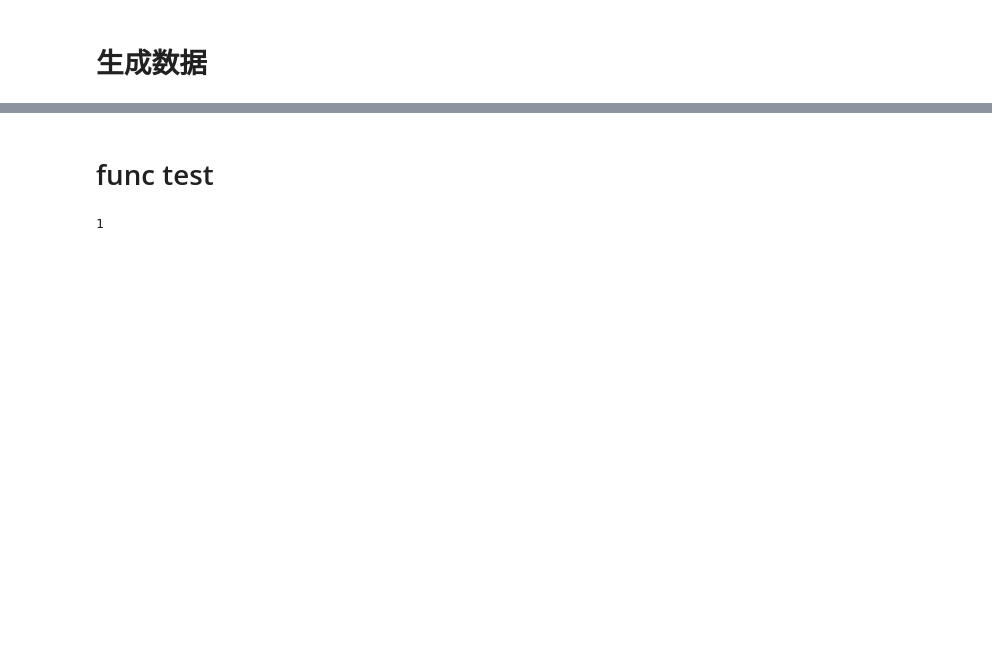
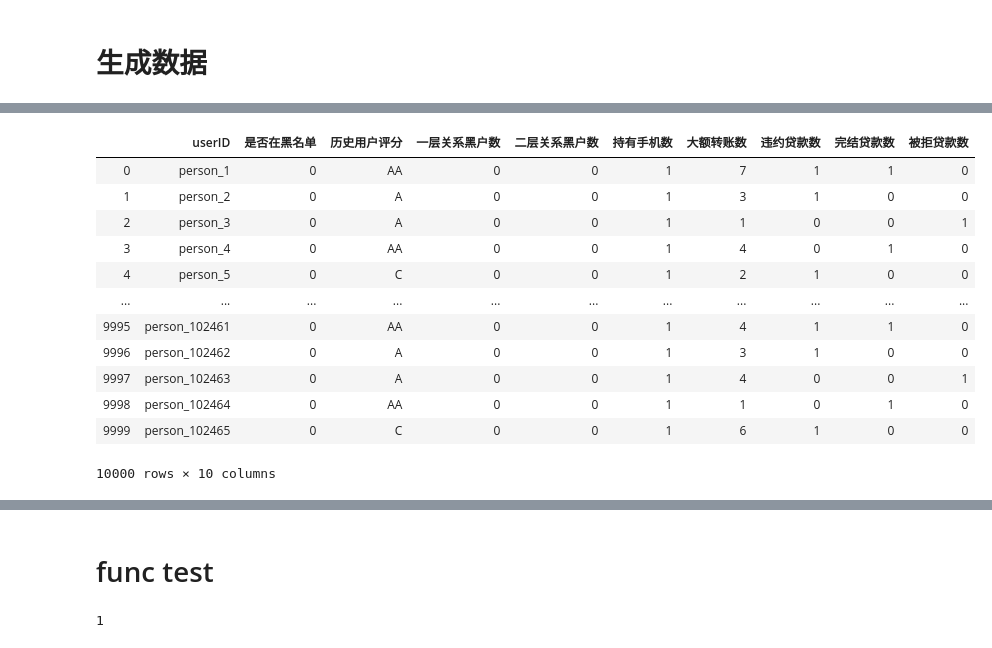
Before and after one commit to OnikoKane/RMgraph, a Jupyter notebook: graph数据生成或测试/graphTest.ipynb, the cells around one changed output, grey strips where cells are left out. Drawn from its saved outputs; the diff is of its cells as text; code cells hidden in the pictures; blank space fills up the shorter version.

```diff
--- a/graph数据生成或测试/graphTest.ipynb
+++ b/graph数据生成或测试/graphTest.ipynb
@@ -13,3 +12,33 @@ def networkSearch(value):
         'acknowledge':graph.run("match (s:`person`)-[p:`ACKNOWLEDGE`]-(o:`person`) where s.personID= '{}' return o.name,o.personID, o.status, o.flag".format(value)).data(),
         'parent':graph.run("match (s:`person`)-[p:`PARENT_OF`]-(o:`person`) where s.personID= '{}' return o.name,o.personID, o.status, o.flag".format(value)).data(),
     }
+def userInfo(value):
+    try:
+        rt = graph.run("match (s:`person`) where s.personID= '{}' return s.flag,s.status".format(value)).data()
+        return (rt[0]['s.flag'],rt[0]['s.status'])
+    except:
+        return -1
+
+def network1FlagNum(value):
+    return len(graph.run("match (s:`person`)-[p]-(o:`person`) where type(p) in ['PARENT_OF','ACKNOWLEDGE','COLLEAGUE_OF'] and o.flag='1' and s.personID= '{}' return o.personID".format(value)).data())
+
+def network2FlagNum(value):
+    return len(graph.run("match (s:`person`)-[p]-(:`person`)-[q]-(o:`person`) where type(p) in ['PARENT_OF','ACKNOWLEDGE','COLLEAGUE_OF'] and type(q) in ['PARENT_OF','ACKNOWLEDGE','COLLEAGUE_OF'] and o.flag='1' and s.personID= '{}' return o.personID".format(value)).data())
+
+def userPhoneNum(value):
+    return len(graph.run("match (s:`person`)-[p:`ownPhone`]-(o:`phone`) where s.personID= '{}' return o.phone".format(value)).data())
+
+def userRmtNum(value):
+    # 交易金额大于4000才计数
+#     try:
+#         cache = graph.run("match (s:`person`)-[p:`remittance`]-(o:`person`) where s.personID= '{}' return p.amount".format(value)).data()
+#         return len([i['p.amount'] for i in cache if int(i['p.amount'])>=4000])
+#     except:
+#         return -1
+    return len(graph.run("match (s:`person`)-[p:`remittance`]-(o:`person`) where s.personID= '{}' and toInt(p.amount)>=4000 return p.amount".format(value)).data())
+
+def userTxConditionNum(value):
+    defaultNum = len(graph.run("match (s:`person`)-[p:`apply`]-(o:`transaction`) where o.status='OVER_DUE' and s.personID= '{}' return o.status".format(value)).data())
+    clearNum = len(graph.run("match (s:`person`)-[p:`apply`]-(o:`transaction`) where o.status='CLEAR' and s.personID= '{}' return o.status".format(value)).data())
+    rejectedNum = len(graph.run("match (s:`person`)-[p:`apply`]-(o:`transaction`) where o.status='REJECT' and s.personID= '{}' return o.status".format(value)).data())
+    return defaultNum,clearNum,rejectedNum
@@ -390,7 +433,8 @@ txdNum = []
 txcNum = []
 txrNum = []
 i = 0
-for value in userID:
+for value in userID[:10000]:
+    i+=1
     n1Num.append(network1FlagNum(value=value))
     n2Num.append(network2FlagNum(value=value))
     phoneNum.append(userPhoneNum(value=value))
@@ -399,8 +443,7 @@ for value in userID:
     txdNum.append(c1)
     txcNum.append(c2)
     txrNum.append(c3)
-    if i%500 == 0:
+    if i%50 == 0:
         print(i)
-    i+=1
 # %% [output]
 0
@@ -407,14 +466,29 @@ for value in userID:
 # %%
+import pandas as pd
 df = pd.DataFrame()
-df['userID'] = userID
-df['是否在黑名单'] = userFlag
-df['历史用户评分'] = userStatus
+df['userID'] = userID[:10000]
+df['是否在黑名单'] = userFlag[:10000]
+df['历史用户评分'] = userStatus[:10000]
 df['一层关系黑户数'] = n1Num
 df['二层关系黑户数'] = n2Num
 df['持有手机数'] = phoneNum
 df['大额转账数'] = rmtNum
 df['违约贷款数'] = txdNum
 df['完结贷款数'] = txcNum
 df['被拒贷款数'] = txrNum
 df
+# %% [output]
+|  | userID | 是否在黑名单 | 历史用户评分 | 一层关系黑户数 | 二层关系黑户数 | 持有手机数 | 大额转账数 | 违约贷款数 | 完结贷款数 | 被拒贷款数 |
+| 0 | person_1 | 0 | AA | 0 | 0 | 1 | 7 | 1 | 1 | 0 |
+| 1 | person_2 | 0 | A | 0 | 0 | 1 | 3 | 1 | 0 | 0 |
+| 2 | person_3 | 0 | A | 0 | 0 | 1 | 1 | 0 | 0 | 1 |
+| 3 | person_4 | 0 | AA | 0 | 0 | 1 | 4 | 0 | 1 | 0 |
+| 4 | person_5 | 0 | C | 0 | 0 | 1 | 2 | 1 | 0 | 0 |
+| ... | ... | ... | ... | ... | ... | ... | ... | ... | ... | ... |
+| 9995 | person_102461 | 0 | AA | 0 | 0 | 1 | 4 | 1 | 1 | 0 |
+| 9996 | person_102462 | 0 | A | 0 | 0 | 1 | 3 | 1 | 0 | 0 |
+| 9997 | person_102463 | 0 | A | 0 | 0 | 1 | 4 | 0 | 0 | 1 |
+| 9998 | person_102464 | 0 | AA | 0 | 0 | 1 | 1 | 0 | 1 | 0 |
+| 9999 | person_102465 | 0 | C | 0 | 0 | 1 | 6 | 1 | 0 | 0 |
+10000 rows × 10 columns
 # %%
```
Also changed, not shown: parts of 9 cells of this notebook.
